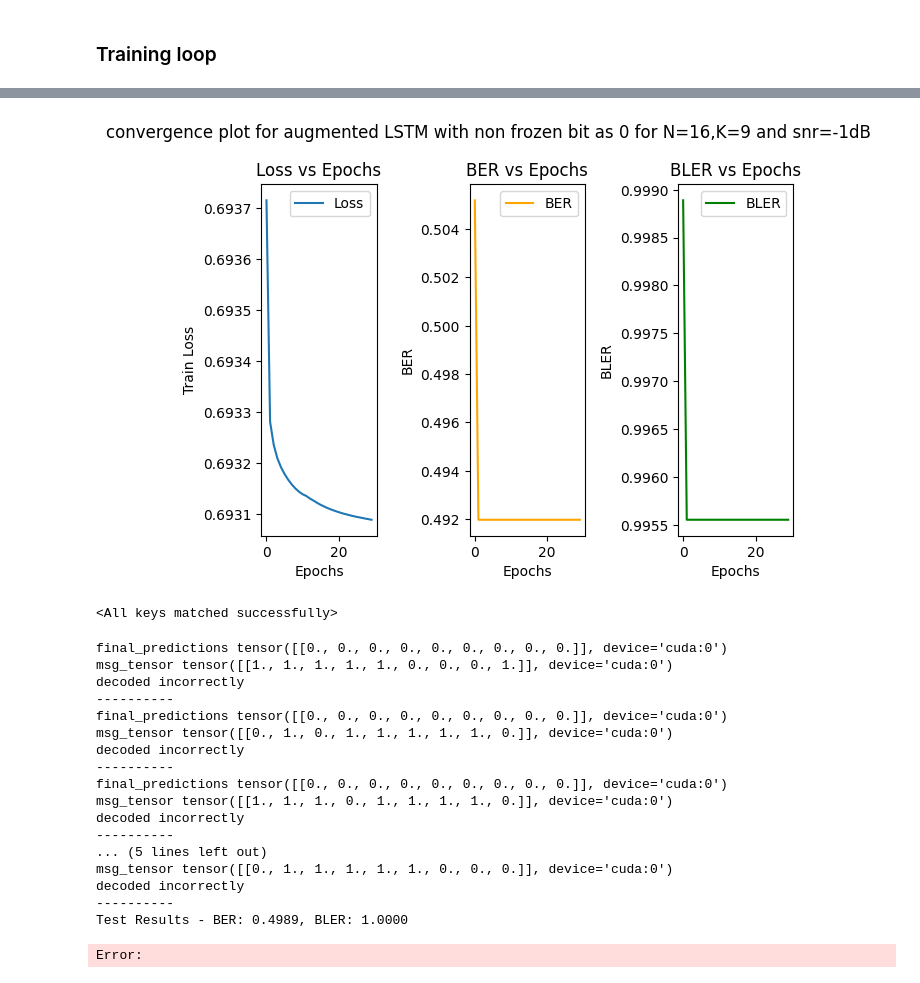
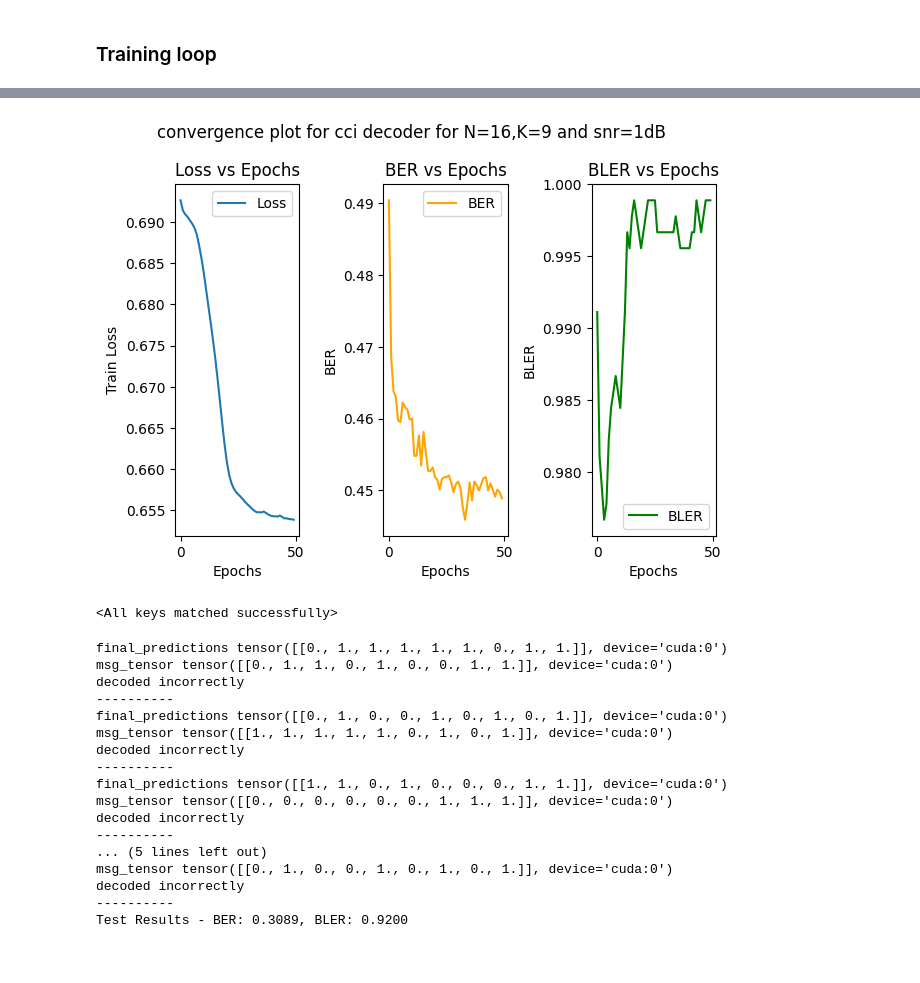
Before and after one commit to pratyush-1/PolarNet, a Jupyter notebook: polar_encoding.ipynb, the cells around one changed output, grey strips where cells are left out. Saved outputs shown, nothing was run; the diff lists cells and outputs as text; code cells hidden in the pictures.

```diff
--- a/polar_encoding.ipynb
+++ b/polar_encoding.ipynb
@@ -226,10 +392,36 @@ class ImprovedLSTMDecoder(nn.Module):
 # %% [markdown]
 ### Training loop
+# %%
+class FocalLoss(nn.Module):
+    """Focal Loss for handling imbalance"""
+    def __init__(self, alpha=0.25, gamma=2.0):
+        super().__init__()
+        self.alpha = alpha
+        self.gamma = gamma
+
+    def forward(self, inputs, targets):
+        BCE_loss = nn.functional.binary_cross_entropy_with_logits(inputs, targets, reduction='none')
+        pt = torch.exp(-BCE_loss)
+        F_loss = self.alpha * (1-pt)**self.gamma * BCE_loss
+        return F_loss.mean()
+class DiceLoss(nn.Module):
+    def __init__(self, smooth=1.0):
+        super(DiceLoss, self).__init__()
+        self.smooth = smooth
+
+    def forward(self, preds, targets):
+        preds = torch.sigmoid(preds)  # Ensure outputs are in probability space
+        intersection = (preds * targets).sum()
+        dice_coeff = (2. * intersection + self.smooth) / (preds.sum() + targets.sum() + self.smooth)
+        return 1 - dice_coeff
 # %%
 
 device = 'cuda'
-model = LSTMDecoder2(N=N, K=K, hidden_size=64, rs=Reliability_Sequence).to(device)
+# model = LSTMDecoder(N=N, K=K, hidden_size=64, rs=Reliability_Sequence).to(device)
+model = PolarDecoder(N,K,dec_hidden_size=64).to(device)
 criterion = nn.BCEWithLogitsLoss()
+focal_criterion = FocalLoss()
+dice_criterion = DiceLoss()
 optimizer = torch.optim.Adam(model.parameters(), lr=3e-4)
 # %%
 def calculate_ber_bler(predictions, targets):
@@ -238,7 +430,7 @@ def calculate_ber_bler(predictions, targets):
     bler = errors_bler(targets, predictions.sign()).item()
     return ber, bler
 # %%
-num_epochs = 30
+num_epochs = 50
 patience = 5  # Early stopping patience
 best_loss = float('inf')
 trigger_times = 0
@@ -255,11 +447,15 @@ for epoch in range(num_epochs):
         msg_tensor = torch.tensor(msg_bits, dtype=torch.float32).to(device)
         corrupted_codeword_tensor = torch.tensor(corrupted_codeword, dtype=torch.float32).to(device)
 
+
         optimizer.zero_grad()
-        decoded_outputs, final_predictions = model(corrupted_codeword_tensor)
+        final_predictions,_ = model(corrupted_codeword_tensor)
         # print(final_predictions.shape)
-        loss = criterion(final_predictions, msg_tensor)
-
+        bce_loss = criterion(final_predictions, msg_tensor)
+        focal_loss = focal_criterion(final_predictions, msg_tensor)
+        dice_loss = dice_criterion(final_predictions,msg_tensor)
+        # loss = 20*focal_loss + dice_loss
+        loss = bce_loss
         loss.backward()
         # torch.nn.utils.clip_grad_norm_(model.parameters(), max_norm=1.0)  # Gradient clipping
         optimizer.step()
@@ -283,7 +479,7 @@ for epoch in range(num_epochs):
         best_loss = avg_loss
         trigger_times = 0
 
-        ckpt_path = rf'weights\N_{N}_K_{K}_SNR_{snr}_logic2_nonfrozen_0'
+        ckpt_path = rf'weights_rs\N_{N}_K_{K}_SNR_{snr}_logic1_nonfrozen0_sign'
         os.makedirs(ckpt_path,exist_ok=True)
         torch.save(model.state_dict(), os.path.join(ckpt_path,f'epoch_{epoch}.pth'))
     else:
@@ -312,33 +498,32 @@ Training complete.
 # %%
-plt.suptitle('convergence plot for augmented LSTM with non frozen bit as 0 for N=16,K=9 and snr=-1dB')
+plt.suptitle('convergence plot for cci decoder for N=16,K=9 and snr=1dB')
 # Plot Loss vs Epochs
 plt.subplot(1, 3, 1)
 plt.plot(loss_values, label='Loss')
 plt.title('Loss vs Epochs')
 plt.xlabel('Epochs')
 plt.ylabel('Train Loss')
 plt.legend()
 
 # Plot BER vs Epochs
 plt.subplot(1, 3, 2)
 plt.plot(ber_values, label='BER', color='orange')
 plt.title('BER vs Epochs')
 plt.xlabel('Epochs')
 plt.ylabel('BER')
 plt.legend()
 
 # Plot BLER vs Epochs
 
-
 plt.subplot(1, 3, 3)
 plt.plot(bler_values, label='BLER', color='green')
 plt.title('BLER vs Epochs')
 plt.xlabel('Epochs')
 plt.ylabel('BLER')
 plt.legend()
 
 plt.tight_layout()
 plt.show()
 # %% [output]
-[figure, old version]
+[figure, new version]
 # %%
@@ -356,7 +541,7 @@ with torch.no_grad():
         msg_tensor = torch.tensor(msg_bits, dtype=torch.float32).to(device)
         corrupted_codeword_tensor = torch.tensor(corrupted_codeword, dtype=torch.float32).to(device)
 
-        _,final_predictions = model(corrupted_codeword_tensor)
+        final_predictions = model(corrupted_codeword_tensor)
         if (count%20==0):
             print(f'final_predictions {(final_predictions>=0).float()}')
             print(f'msg_tensor {msg_tensor}')
@@ -372,21 +557,20 @@ with torch.no_grad():
     avg_bler = bler_total / len(test_loader)
     print(f"Test Results - BER: {avg_ber:.4f}, BLER: {avg_bler:.4f}")
 # %% [output]
-final_predictions tensor([[0., 0., 0., 0., 0., 0., 0., 0., 0.]], device='cuda:0')
-msg_tensor tensor([[1., 1., 1., 1., 1., 0., 0., 0., 1.]], device='cuda:0')
+final_predictions tensor([[0., 1., 1., 1., 1., 1., 0., 1., 1.]], device='cuda:0')
+msg_tensor tensor([[0., 1., 1., 0., 1., 0., 0., 1., 1.]], device='cuda:0')
 decoded incorrectly
 ----------
-final_predictions tensor([[0., 0., 0., 0., 0., 0., 0., 0., 0.]], device='cuda:0')
-msg_tensor tensor([[0., 1., 0., 1., 1., 1., 1., 1., 0.]], device='cuda:0')
+final_predictions tensor([[0., 1., 0., 0., 1., 0., 1., 0., 1.]], device='cuda:0')
+msg_tensor tensor([[1., 1., 1., 1., 1., 0., 1., 0., 1.]], device='cuda:0')
 decoded incorrectly
 ----------
-final_predictions tensor([[0., 0., 0., 0., 0., 0., 0., 0., 0.]], device='cuda:0')
-msg_tensor tensor([[1., 1., 1., 0., 1., 1., 1., 1., 0.]], device='cuda:0')
+final_predictions tensor([[1., 1., 0., 1., 0., 0., 0., 1., 1.]], device='cuda:0')
+msg_tensor tensor([[0., 0., 0., 0., 0., 0., 1., 1., 1.]], device='cuda:0')
 decoded incorrectly
 ----------
 ... (5 lines left out)
-msg_tensor tensor([[0., 1., 1., 1., 1., 1., 0., 0., 0.]], device='cuda:0')
+msg_tensor tensor([[0., 1., 0., 0., 1., 0., 1., 0., 1.]], device='cuda:0')
 decoded incorrectly
 ----------
-Test Results - BER: 0.4989, BLER: 1.0000
+Test Results - BER: 0.3089, BLER: 0.9200
-Error:
```
Also changed, not shown: parts of 15 cells of this notebook, 1 other file.
